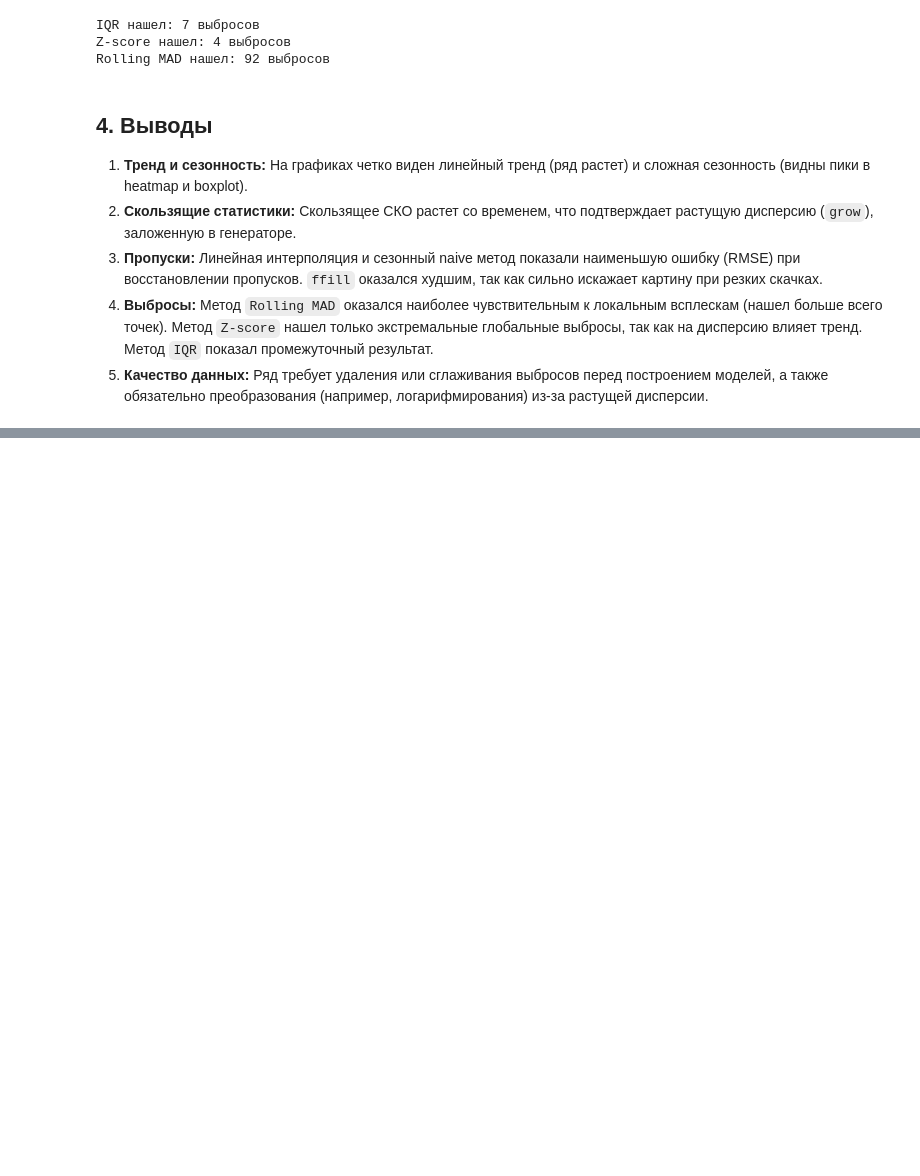
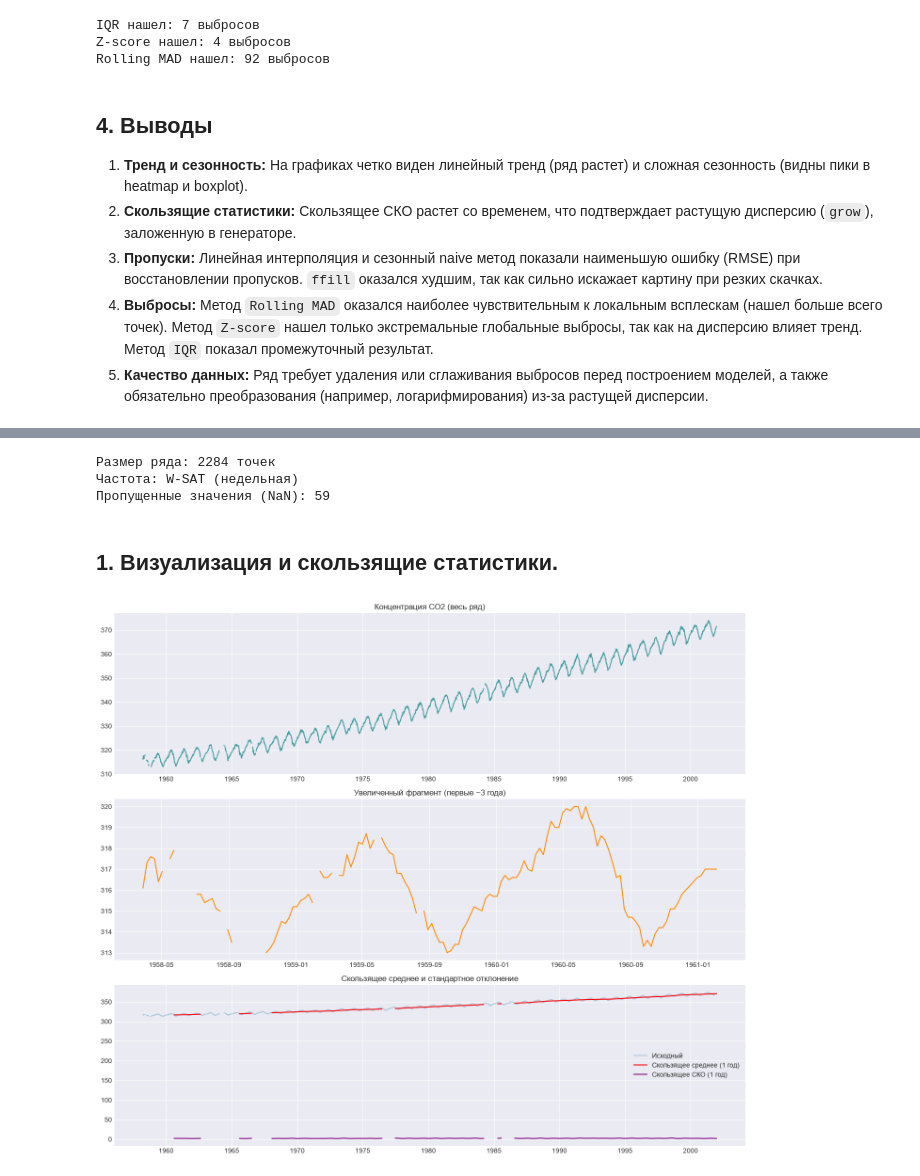
Before and after one commit to zukdan/ts_lab_1-Zulfikarov, a Jupyter notebook: lab_2_eda (1 Pract).ipynb, the cells around one changed output, grey strips where cells are left out. Cells and saved outputs as stored; diff of their text form; code cells hidden in the pictures; blank space fills up the shorter version.

```diff
--- a/lab_2_eda (1 Pract).ipynb
+++ b/lab_2_eda (1 Pract).ipynb
@@ -189,0 +230,49 @@ Rolling MAD нашел: 92 выбросов
+# %%
+import pandas as pd
+import numpy as np
+import matplotlib.pyplot as plt
+import seaborn as sns
+import statsmodels.api as sm
+import warnings
+warnings.filterwarnings('ignore')
+
+plt.style.use('seaborn-v0_8-darkgrid')
+plt.rcParams['figure.figsize'] = (14, 5)
+
+# Загружаем встроенный датасет (не требует интернета)
+data = sm.datasets.co2.load_pandas()
+df = data.data.copy()
+df.columns = ['CO2']
+
+# В этом датасете уже есть исторические пропуски, оставим их для реализма
+print(f"Размер ряда: {len(df)} точек")
+print(f"Частота: {pd.infer_freq(df.index)} (недельная)")
+print(f"Пропущенные значения (NaN): {df['CO2'].isna().sum()}")
+# %% [output]
+Размер ряда: 2284 точек
+Частота: W-SAT (недельная)
+Пропущенные значения (NaN): 59
+# %% [markdown]
+## 1. Визуализация и скользящие статистики.
+# %%
+fig, axes = plt.subplots(3, 1, figsize=(14, 12))
+
+# 1. Весь ряд
+axes[0].plot(df.index, df['CO2'], color='teal', alpha=0.7)
+axes[0].set_title('Концентрация CO2 (весь ряд)')
+
+# 2. Увеличенный фрагмент (первые 3 года)
+axes[1].plot(df.index[:150], df['CO2'][:150], color='darkorange')
+axes[1].set_title('Увеличенный фрагмент (первые ~3 года)')
+
+# 3. Скользящие статистики (окно 52 недели = 1 год)
+axes[2].plot(df.index, df['CO2'], alpha=0.3, label='Исходный')
+axes[2].plot(df.index, df['CO2'].rolling(52).mean(), color='red', label='Скользящее среднее (1 год)')
+axes[2].plot(df.index, df['CO2'].rolling(52).std(), color='purple', label='Скользящее СКО (1 год)')
+axes[2].set_title('Скользящее среднее и стандартное отклонение')
+axes[2].legend()
+
+plt.tight_layout()
+plt.show()
+# %% [output]
+[figure, added]
```
Also changed, not shown: parts of 7 cells of this notebook.
